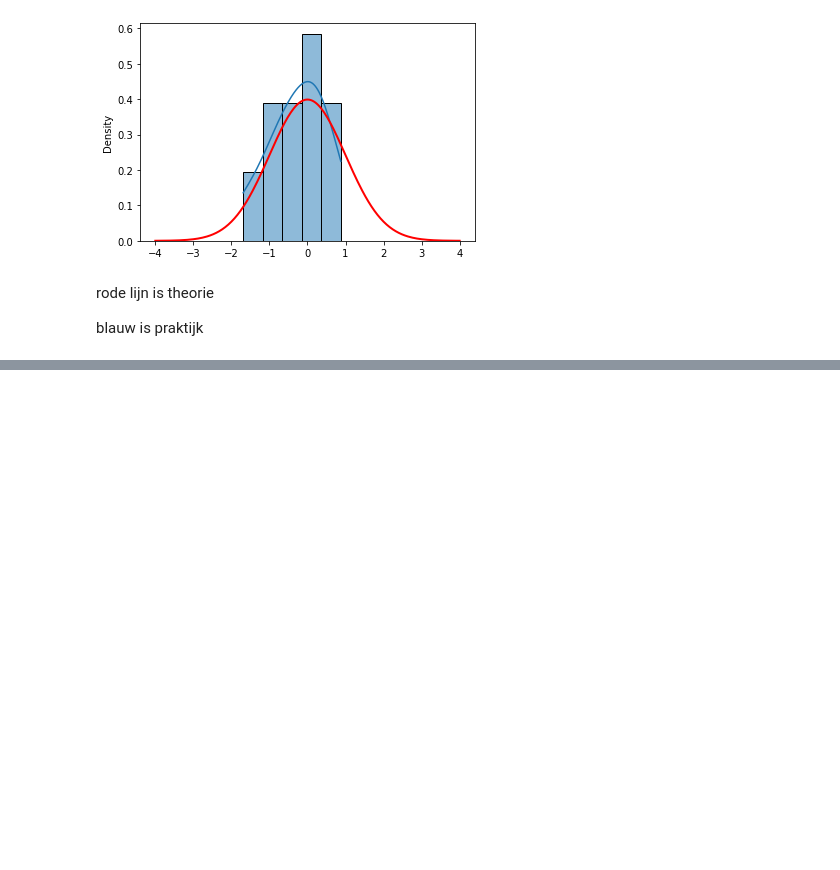
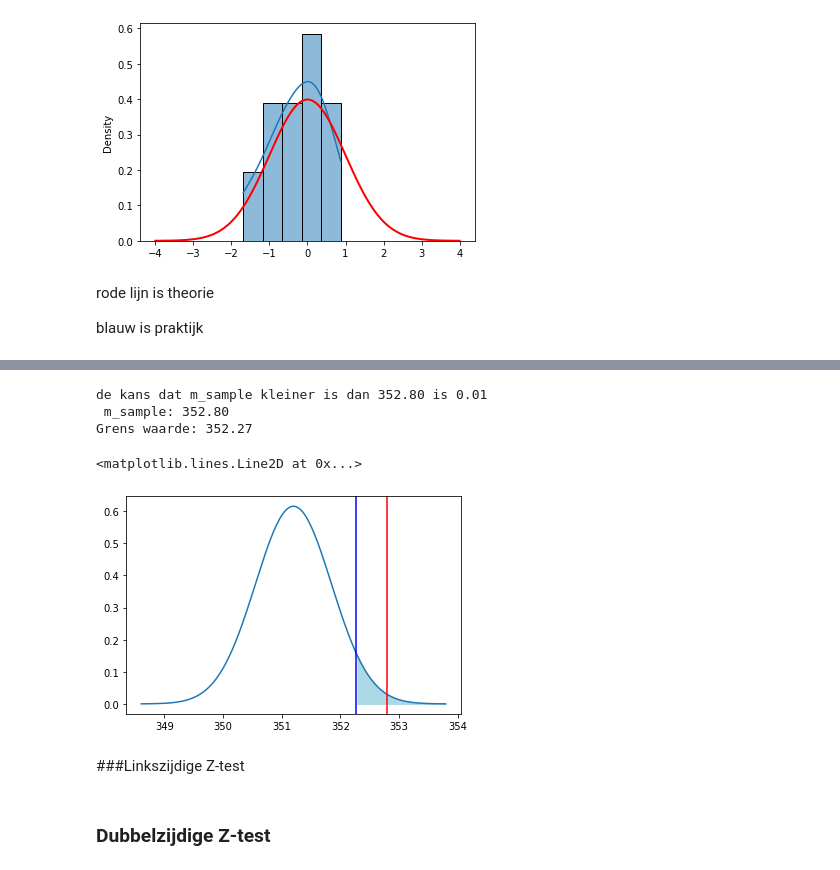
Before and after one commit to arnauddormaels/Data-Science-and-AI, a Jupyter notebook: Solution Labs/Cheat-sheet.ipynb, the cells around one changed output, grey strips where cells are left out. Drawn from its saved outputs; the diff is of its cells as text; code cells hidden in the pictures; blank space fills up the shorter version.

```diff
--- a/Solution Labs/Cheat-sheet.ipynb
+++ b/Solution Labs/Cheat-sheet.ipynb
@@ -409,0 +511,36 @@ blauw is praktijk
+# %%
+n=40
+m=351.2
+s=4.1
+m_sample = 352.8                                   #Gemiddelde dat wordt waargenomen
+s_sample = s/math.sqrt(n)
+signifance = 0.05                                  #Significantie niveau
+# %%
+#methode 1
+p_value = stats.norm.sf(m_sample, loc=m, scale=s_sample)
+print("de kans dat m_sample kleiner is dan %.2f is %.2f" % (m_sample,p_value))      #indien p_value kleiner is dan significantie niveau(5%) verwerpen hypothese
+
+
+
+#methode 2 eerst grenswaarde berekenen adhv significnatie niveau (5%) en kijken of deze waarde kleiner is dan m_sample
+g_value = stats.norm.isf(signifance, m, s_sample)                                    #grens waarde
+print("Grens waarde: %.2f" % g_value)                                                #indien g_value kleiner dan m_sample verwerpen hypothese
+print(" m_sample: %.2f" % m_sample)
+
+
+#tekening maken
+dist_x=np.linspace(m - 4 * s_sample,m + 4 * s_sample,num=201)
+dist_y= stats.norm.pdf(dist_x,m,s_sample)
+
+plt.plot(dist_x,dist_y)
+plt.fill_between(dist_x,dist_y, where=dist_x >= g_value,color='lightblue')
+plt.axvline(x=g_value, color='blue')
+plt.axvline(x=m_sample, color='red')                                                  #waarde ligt erbuiten dus nulhypothese wordt verworpen (indien rood in het blauw ligt = verwerpen)
+# %% [output]
+de kans dat m_sample kleiner is dan 352.80 is 0.01
+ m_sample: 352.80
+Grens waarde: 352.27
+<matplotlib.lines.Line2D at 0x...>
+[figure, added]
+# %% [markdown]
+###Linkszijdige Z-test
@@ -409,0 +554,2 @@ blauw is praktijk
+# %% [markdown]
+### Dubbelzijdige Z-test
```
Also changed, not shown: parts of 16 cells of this notebook.
